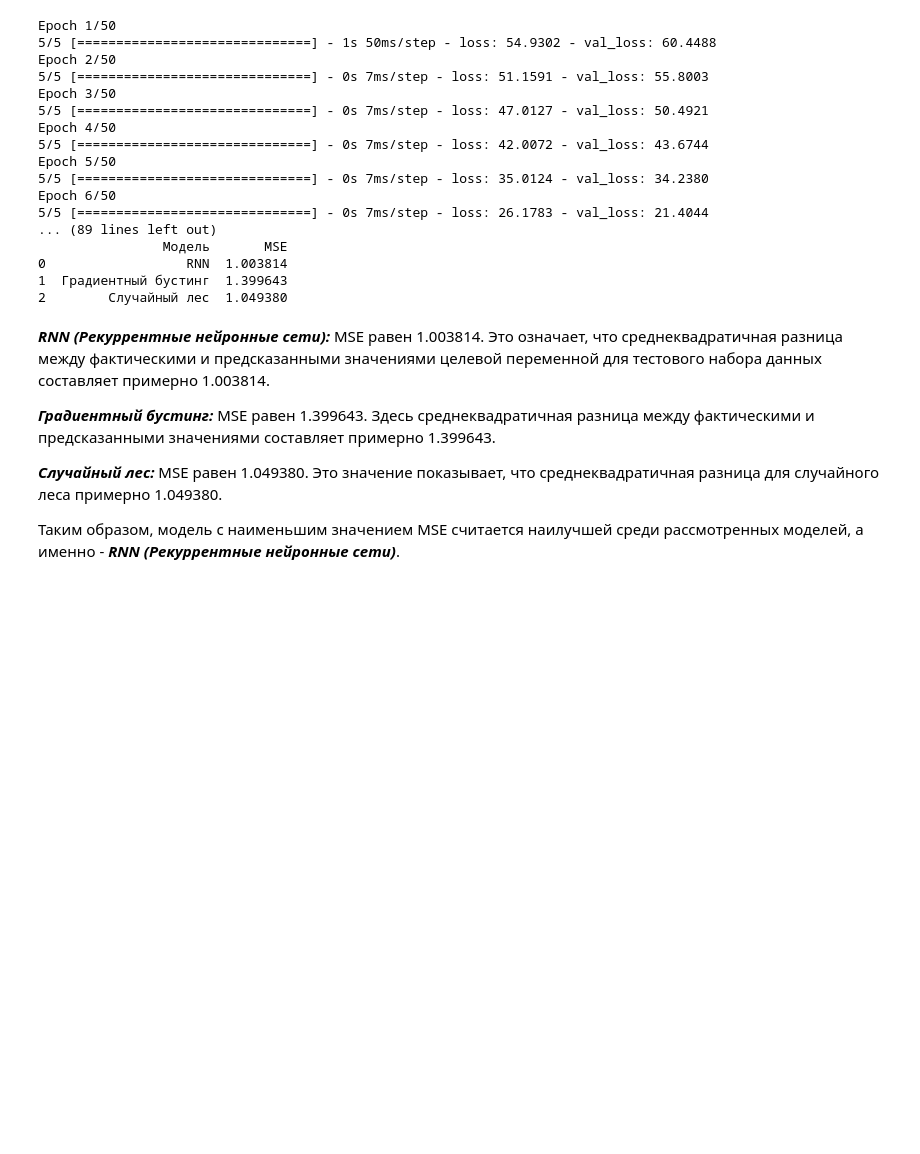
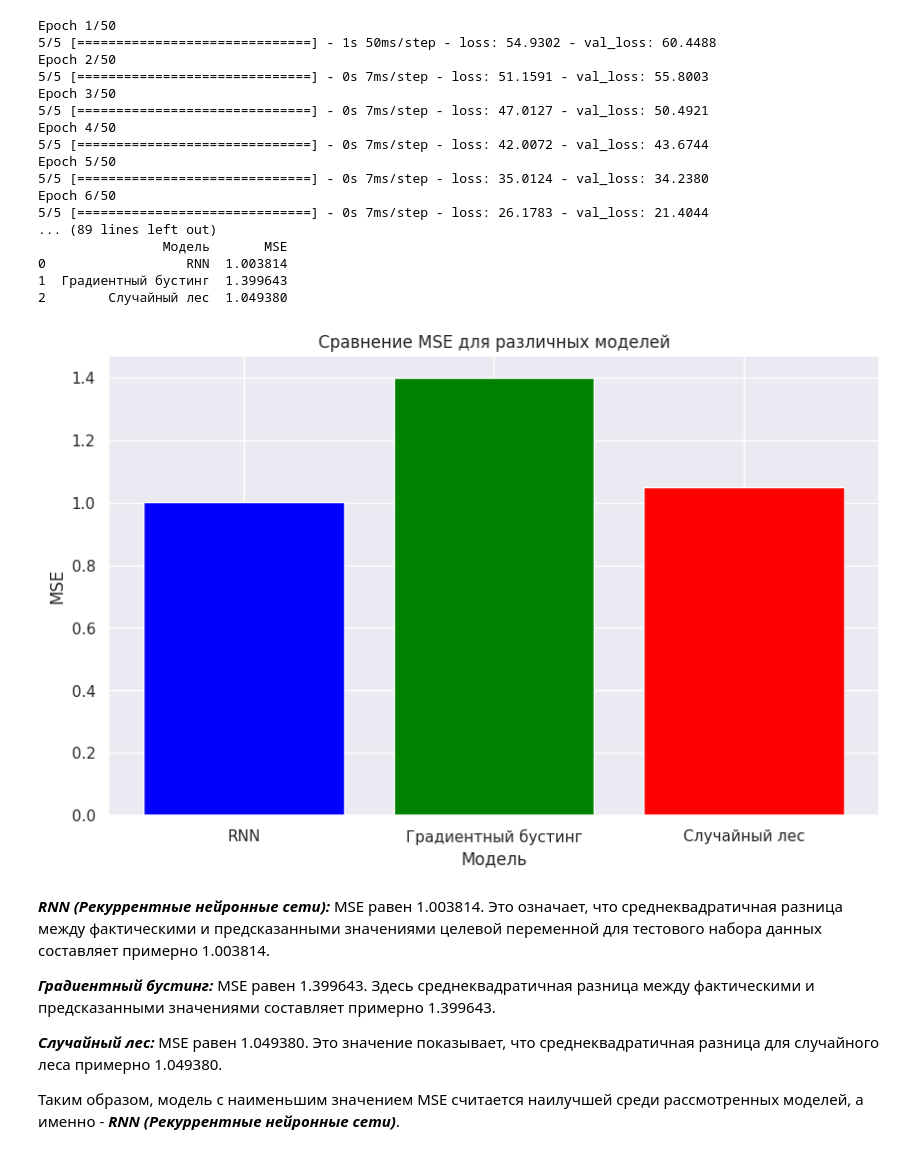
Before and after one commit to QuanRy/SII_V2, a Jupyter notebook: lab_7/lab_7_SII_4_kurs_Samorokov.ipynb, the cells around one changed output. Drawn from its saved outputs; the diff is of its cells as text; code cells hidden in the pictures; blank space fills up the shorter version.

```diff
--- a/lab_7/lab_7_SII_4_kurs_Samorokov.ipynb
+++ b/lab_7/lab_7_SII_4_kurs_Samorokov.ipynb
@@ -770,6 +770,16 @@ Epoch 6/50
 0                  RNN  1.003814
 1  Градиентный бустинг  1.399643
 2        Случайный лес  1.049380
+# %%
+# Отрисовка графика сравнения MSE
+plt.figure(figsize=(10, 6))
+plt.bar(results_mse['Модель'], results_mse['MSE'], color=['blue', 'green', 'red'])
+plt.xlabel('Модель')
+plt.ylabel('MSE')
+plt.title('Сравнение MSE для различных моделей')
+plt.show()
+# %% [output]
+[figure, added]
 # %% [markdown]
 ***RNN (Рекуррентные нейронные сети):*** MSE равен 1.003814. Это означает, что среднеквадратичная разница между фактическими и предсказанными значениями целевой переменной для тестового набора данных составляет примерно 1.003814.
 
```
